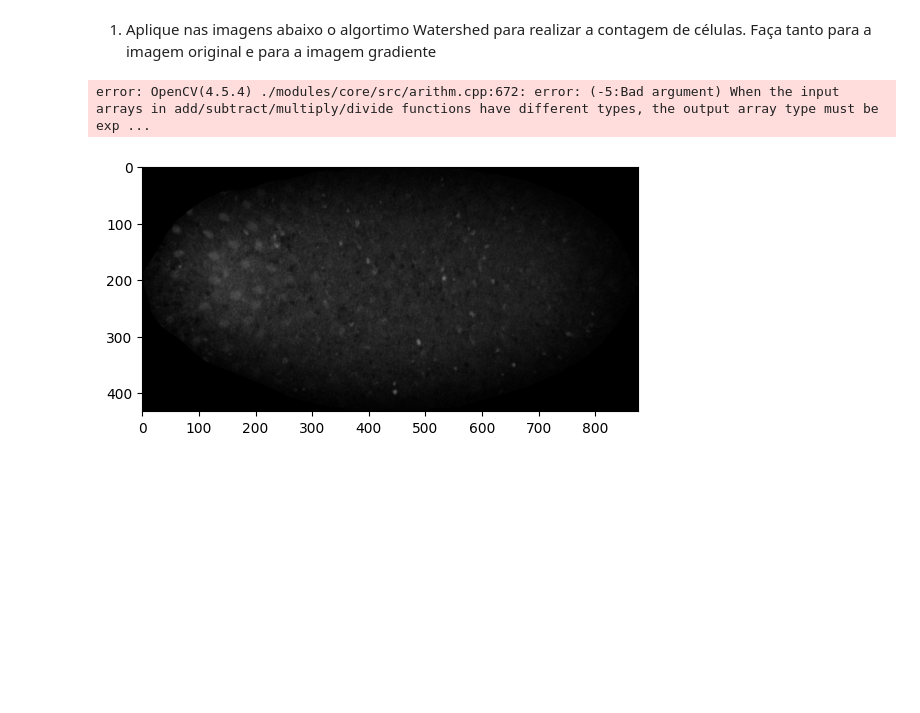
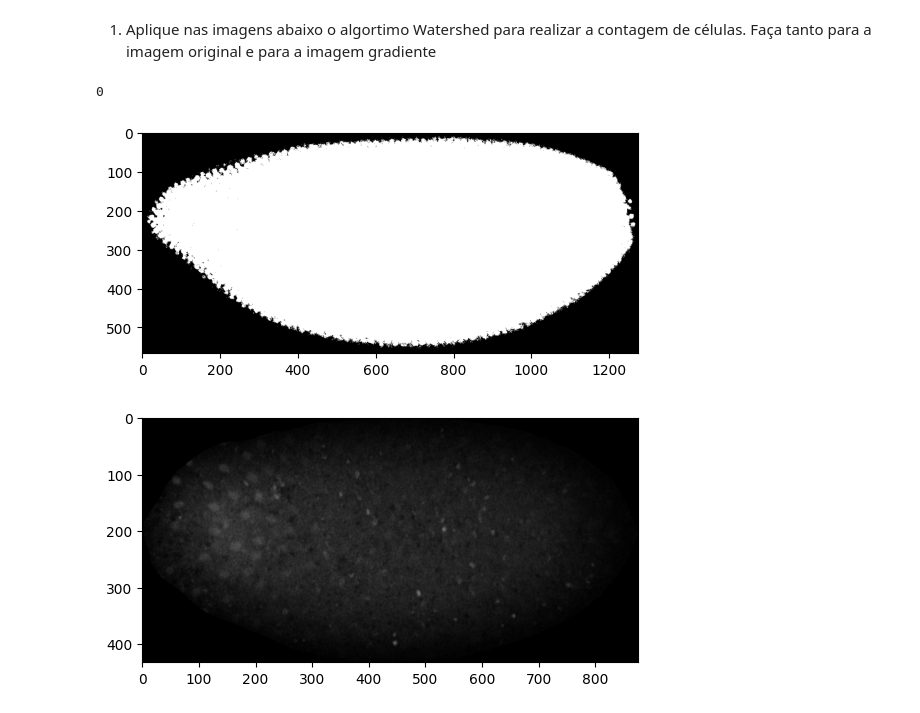
Before and after one commit to Elymas-Magus/gsi058_t1_pedropaulo.spaiva.a, a Jupyter notebook: Lab08 - Watershed/lab08.ipynb, the cells around one changed output. Drawn from its saved outputs; the diff is of its cells as text; code cells hidden in the pictures; blank space fills up the shorter version.

```diff
--- a/Lab08 - Watershed/lab08.ipynb
+++ b/Lab08 - Watershed/lab08.ipynb
@@ -50,34 +50,42 @@ def binarify(image, condition):
     return result
 # %% [markdown]
 1) Aplique nas imagens abaixo o algortimo Watershed para realizar a contagem de células. Faça tanto para  a imagem original e para a imagem gradiente
-# %%
-img1 = cv2.imread("image.jpg", cv2.IMREAD_GRAYSCALE)
-
-ret, thresh = cv2.threshold(img1, 0, 255, cv2.THRESH_BINARY_INV + cv2.THRESH_OTSU)
-
-# noise removal
-kernel = np.ones((3,3),np.uint8)
-opening = cv2.morphologyEx(thresh, cv2.MORPH_OPEN, kernel, iterations = 2)
-
-# sure background area
-sure_bg = cv2.dilate(opening, kernel, iterations=3)
-
-# Finding sure foreground area
-dist_transform = cv2.distanceTransform(opening, cv2.DIST_L2, 5)
-ret, sure_fg = cv2.threshold(dist_transform, 0.7*dist_transform.max(), 255, 0)
-
-unknown = np.subtract(sure_bg, sure_fg)
-num_components, components = cv2.connectedComponents(img1)
-# Add one to all labels so that sure background is not 0, but 1
-components = components + 1
-# Now, mark the region of unknown with zero
-components[unknown == 255] = 0
-markers = cv2.watershed(img1, components)
-
-showImage(components)
-showImage(markers)
-# %% [output]
-error: OpenCV(4.5.4) ./modules/core/src/arithm.cpp:672: error: (-5:Bad argument) When the input arrays in add/subtract/multiply/divide functions have different types, the output array type must be exp ...
+# %%
+img1 = cv2.imread("image.jpg", cv2.IMREAD_GRAYSCALE)
+
+def getCoords(image):
+    coords = [ [] for i in range(image.max() + 1) ]
+    for i in range(image.shape[0]):
+        for j in range(image.shape[1]):
+            coords[image[i][j]].append((i, j))
+
+    return coords[1:]
+
+anterior = np.array(img1)
+
+anterior[img1 > 20] = WHITE
+anterior[img1 <= 20] = BLACK
+
+showImage(anterior)
+
+numComponentsA, componentsA = cv2.connectedComponents(anterior)
+coordsA = getCoords(componentsA)
+
+for thresh in range(30, 260, 10):
+    current = np.array(img1)
+
+    current[img1 > thresh] = WHITE
+    current[img1 <= thresh] = BLACK
+
+    numComponentsC, componentsC = cv2.connectedComponents(current)
+    coordsC = getCoords(componentsC)
+
+    for item in coordsC:
+        if len(np.unique([ componentsA[point] for point in item ])) < 2:
+            pass
+# %% [output]
+0
+[figure, added]
 # %%
 img2 = cv2.imread("image2.jpg", cv2.IMREAD_GRAYSCALE)
 
```
Also changed, not shown: 3 other files.
